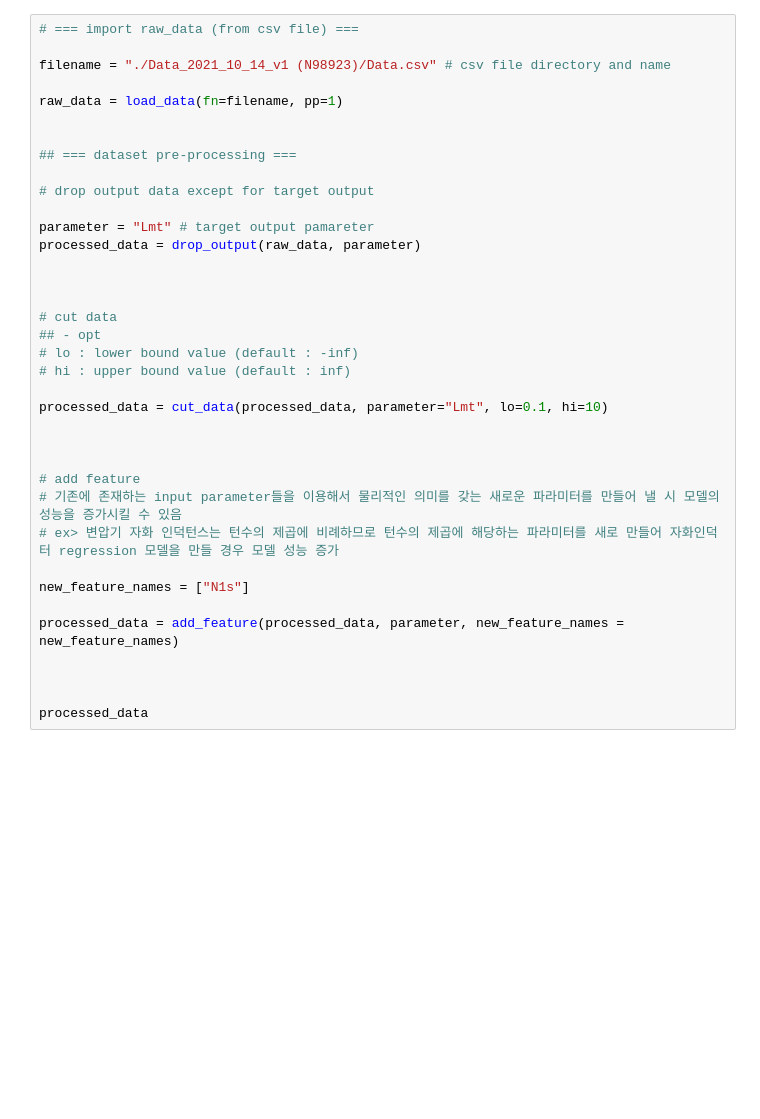
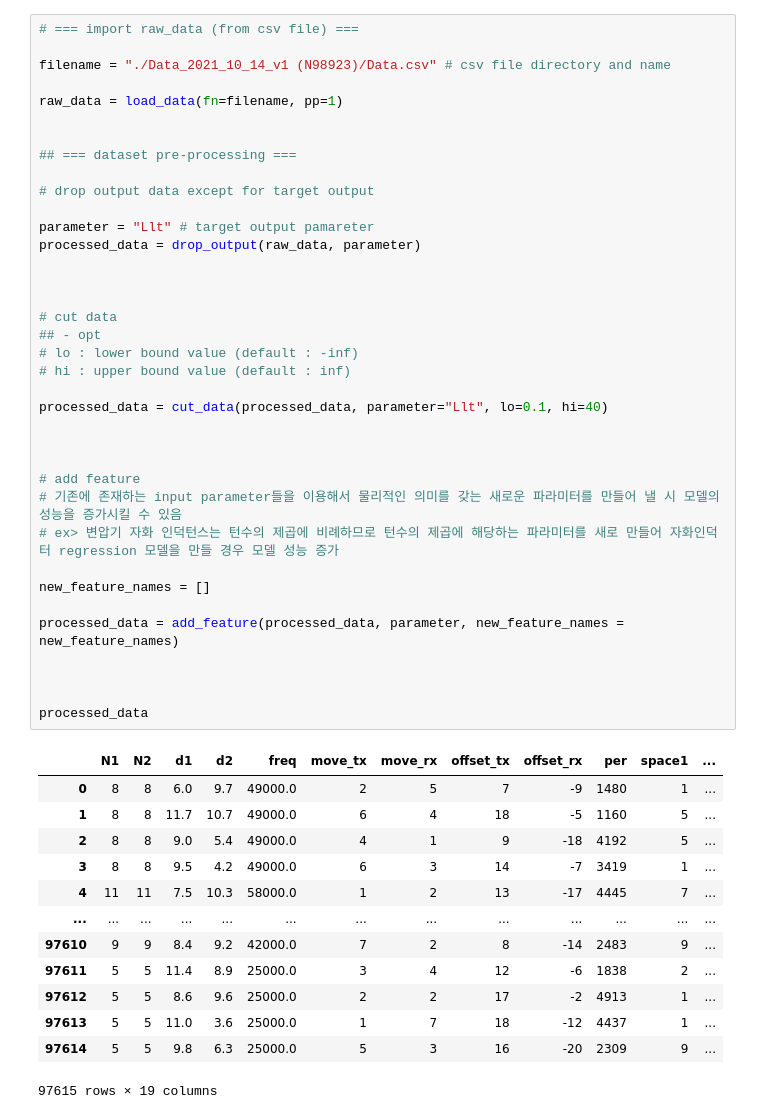
Before and after one commit to Schwalbe262/ML_MFT, a Jupyter notebook: regression_compare_algorithm.ipynb, the cells around one changed output. Drawn from its saved outputs; the diff is of its cells as text; blank space fills up the shorter version.

```diff
--- a/regression_compare_algorithm.ipynb
+++ b/regression_compare_algorithm.ipynb
@@ -29,36 +31,50 @@ filename = "./Data_2021_10_14_v1 (N98923)/Data.csv" # csv file directory and nam
 
 raw_data = load_data(fn=filename, pp=1)
 
 
 ## === dataset pre-processing ===
 
 # drop output data except for target output
 
-parameter = "Lmt" # target output pamareter
+parameter = "Llt" # target output pamareter
 processed_data = drop_output(raw_data, parameter)
 
 
 
 # cut data
 ## - opt
 # lo : lower bound value (default : -inf)
 # hi : upper bound value (default : inf)
 
-processed_data = cut_data(processed_data, parameter="Lmt", lo=0.1, hi=10)
+processed_data = cut_data(processed_data, parameter="Llt", lo=0.1, hi=40)
 
 
 
 # add feature
 # 기존에 존재하는 input parameter들을 이용해서 물리적인 의미를 갖는 새로운 파라미터를 만들어 낼 시 모델의 성능을 증가시킬 수 있음
 # ex> 변압기 자화 인덕턴스는 턴수의 제곱에 비례하므로 턴수의 제곱에 해당하는 파라미터를 새로 만들어 자화인덕터 regression 모델을 만들 경우 모델 성능 증가
 
-new_feature_names = ["N1s"]
+new_feature_names = []
 
 processed_data = add_feature(processed_data, parameter, new_feature_names = new_feature_names)
 
 
 
 processed_data
+# %% [output]
+|  | N1 | N2 | d1 | d2 | freq | move_tx | move_rx | offset_tx | offset_rx | per | space1 | ... |
+| 0 | 8 | 8 | 6.0 | 9.7 | 49000.0 | 2 | 5 | 7 | -9 | 1480 | 1 | ... |
+| 1 | 8 | 8 | 11.7 | 10.7 | 49000.0 | 6 | 4 | 18 | -5 | 1160 | 5 | ... |
+| 2 | 8 | 8 | 9.0 | 5.4 | 49000.0 | 4 | 1 | 9 | -18 | 4192 | 5 | ... |
+| 3 | 8 | 8 | 9.5 | 4.2 | 49000.0 | 6 | 3 | 14 | -7 | 3419 | 1 | ... |
+| 4 | 11 | 11 | 7.5 | 10.3 | 58000.0 | 1 | 2 | 13 | -17 | 4445 | 7 | ... |
+| ... | ... | ... | ... | ... | ... | ... | ... | ... | ... | ... | ... | ... |
+| 97610 | 9 | 9 | 8.4 | 9.2 | 42000.0 | 7 | 2 | 8 | -14 | 2483 | 9 | ... |
+| 97611 | 5 | 5 | 11.4 | 8.9 | 25000.0 | 3 | 4 | 12 | -6 | 1838 | 2 | ... |
+| 97612 | 5 | 5 | 8.6 | 9.6 | 25000.0 | 2 | 2 | 17 | -2 | 4913 | 1 | ... |
+| 97613 | 5 | 5 | 11.0 | 3.6 | 25000.0 | 1 | 7 | 18 | -12 | 4437 | 1 | ... |
+| 97614 | 5 | 5 | 9.8 | 6.3 | 25000.0 | 5 | 3 | 16 | -20 | 2309 | 9 | ... |
+97615 rows × 19 columns
 # %%
 # === compare algorithm ===
 # 여러 regression 알고리즘 중 가장 높은 성능을 내는 알고리즘 탐색 (모든 알고리즘 탐색)
```
Also changed, not shown: parts of 4 cells of this notebook, 7 other files.
